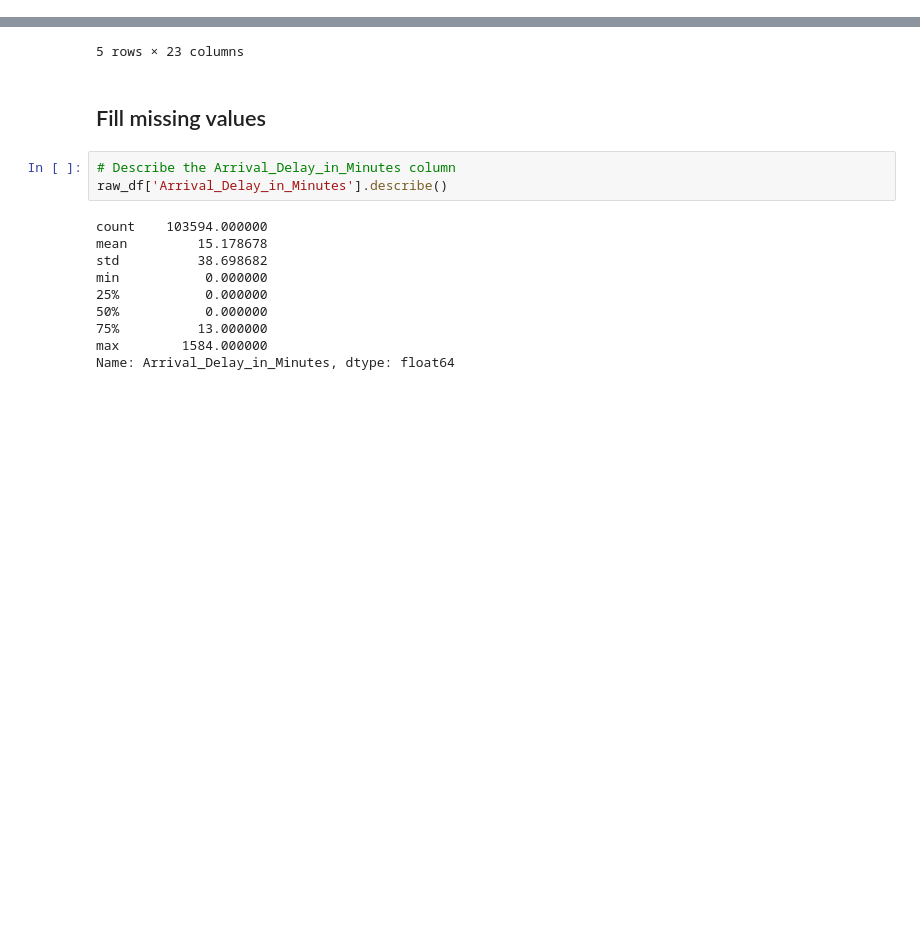
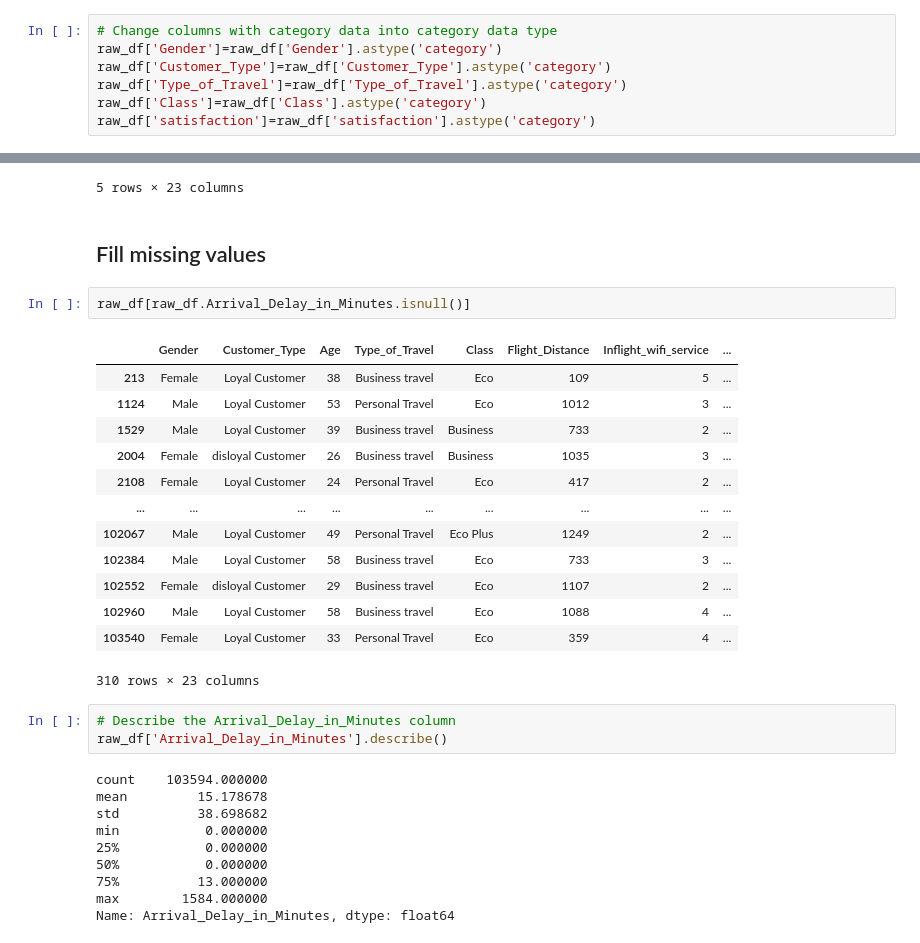
Before and after one commit to speplinski3/G3_Santander_Customer_Satisfaction, a Jupyter notebook: Airline_Customer_Satisfaction_ML_Wuyang.ipynb, the cells around one changed output, grey strips where cells are left out. Saved outputs shown, nothing was run; the diff lists cells and outputs as text; blank space fills up the shorter version.

```diff
--- a/Airline_Customer_Satisfaction_ML_Wuyang.ipynb
+++ b/Airline_Customer_Satisfaction_ML_Wuyang.ipynb
@@ -44,6 +44,13 @@ Data columns (total 24 columns):
  23  satisfaction                       103904 non-null  object
 dtypes: float64(1), int64(18), object(5)
 memory usage: 19.8+ MB
+# %%
+# Change columns with category data into category data type
+raw_df['Gender']=raw_df['Gender'].astype('category')
+raw_df['Customer_Type']=raw_df['Customer_Type'].astype('category')
+raw_df['Type_of_Travel']=raw_df['Type_of_Travel'].astype('category')
+raw_df['Class']=raw_df['Class'].astype('category')
+raw_df['satisfaction']=raw_df['satisfaction'].astype('category')
 # %%
 raw_df.isnull().sum()
 # %% [output]
@@ -82,6 +91,22 @@ raw_df.head()
 5 rows × 23 columns
 # %% [markdown]
 ## Fill missing values
+# %%
+raw_df[raw_df.Arrival_Delay_in_Minutes.isnull()]
+# %% [output]
+|  | Gender | Customer_Type | Age | Type_of_Travel | Class | Flight_Distance | Inflight_wifi_service | ... |
+| 213 | Female | Loyal Customer | 38 | Business travel | Eco | 109 | 5 | ... |
+| 1124 | Male | Loyal Customer | 53 | Personal Travel | Eco | 1012 | 3 | ... |
+| 1529 | Male | Loyal Customer | 39 | Business travel | Business | 733 | 2 | ... |
+| 2004 | Female | disloyal Customer | 26 | Business travel | Business | 1035 | 3 | ... |
+| 2108 | Female | Loyal Customer | 24 | Personal Travel | Eco | 417 | 2 | ... |
+| ... | ... | ... | ... | ... | ... | ... | ... | ... |
+| 102067 | Male | Loyal Customer | 49 | Personal Travel | Eco Plus | 1249 | 2 | ... |
+| 102384 | Male | Loyal Customer | 58 | Business travel | Eco | 733 | 3 | ... |
+| 102552 | Female | disloyal Customer | 29 | Business travel | Eco | 1107 | 2 | ... |
+| 102960 | Male | Loyal Customer | 58 | Business travel | Eco | 1088 | 4 | ... |
+| 103540 | Female | Loyal Customer | 33 | Personal Travel | Eco | 359 | 4 | ... |
+310 rows × 23 columns
 # %%
 # Describe the Arrival_Delay_in_Minutes column
 raw_df['Arrival_Delay_in_Minutes'].describe()
```
Also changed, not shown: parts of 12 cells of this notebook.
